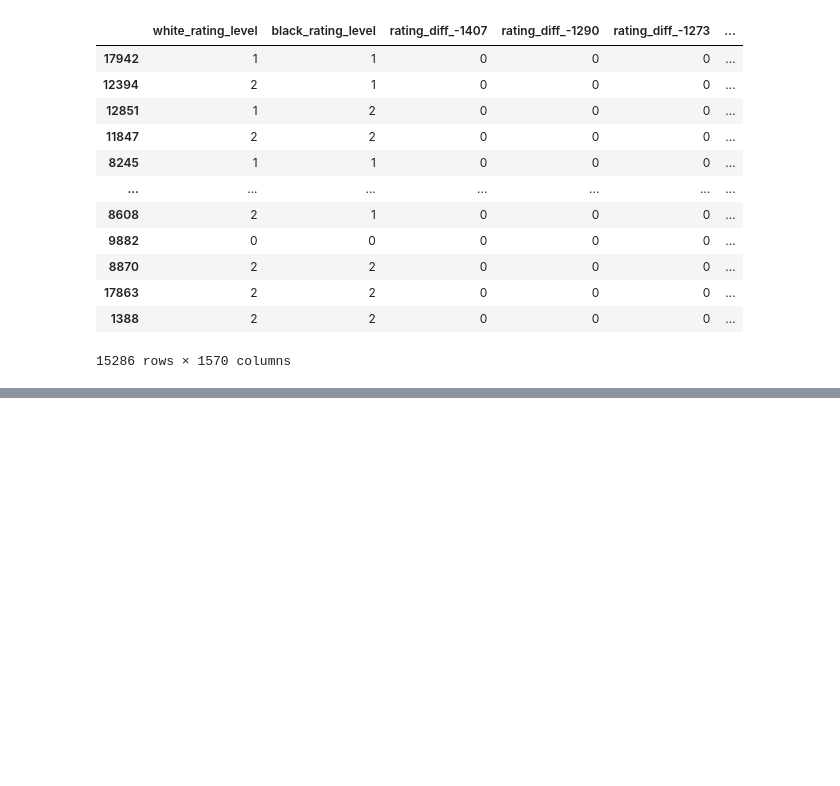
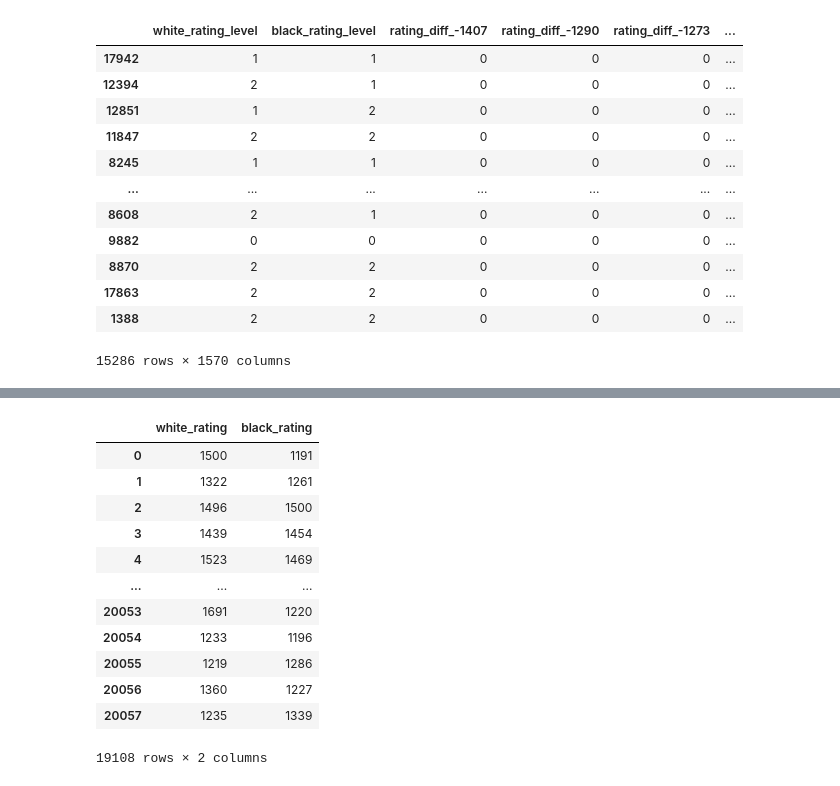
Before and after one commit to pokolowski/projektAPI, a Jupyter notebook: projekt.ipynb, the cells around one changed output, grey strips where cells are left out. Cells and saved outputs as stored; diff of their text form; code cells hidden in the pictures; blank space fills up the shorter version.

```diff
--- a/projekt.ipynb
+++ b/projekt.ipynb
@@ -210,0 +212,20 @@ Precision :  63.899253731343286
+# %%
+Xwhite = df["white_rating"]
+Xblack = df["black_rating"]
+d = {'white_rating':Xwhite,'black_rating':Xblack}
+Xp = pd.DataFrame(d)
+Xp
+# %% [output]
+|  | white_rating | black_rating |
+| 0 | 1500 | 1191 |
+| 1 | 1322 | 1261 |
+| 2 | 1496 | 1500 |
+| 3 | 1439 | 1454 |
+| 4 | 1523 | 1469 |
+| ... | ... | ... |
+| 20053 | 1691 | 1220 |
+| 20054 | 1233 | 1196 |
+| 20055 | 1219 | 1286 |
+| 20056 | 1360 | 1227 |
+| 20057 | 1235 | 1339 |
+19108 rows × 2 columns
```
Also changed, not shown: parts of 6 cells of this notebook.
